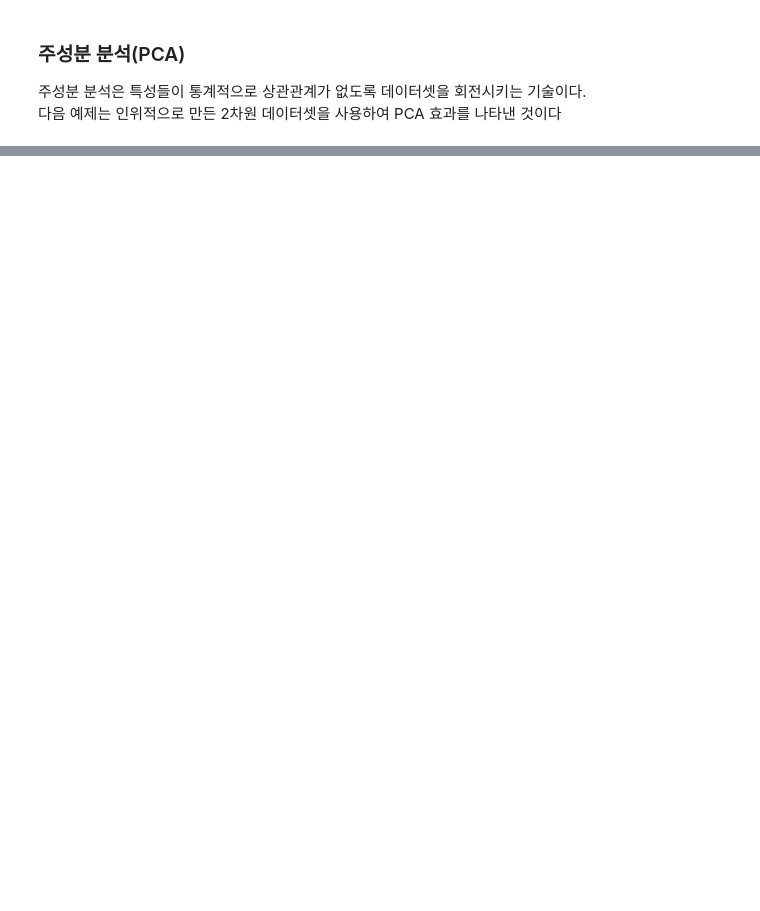
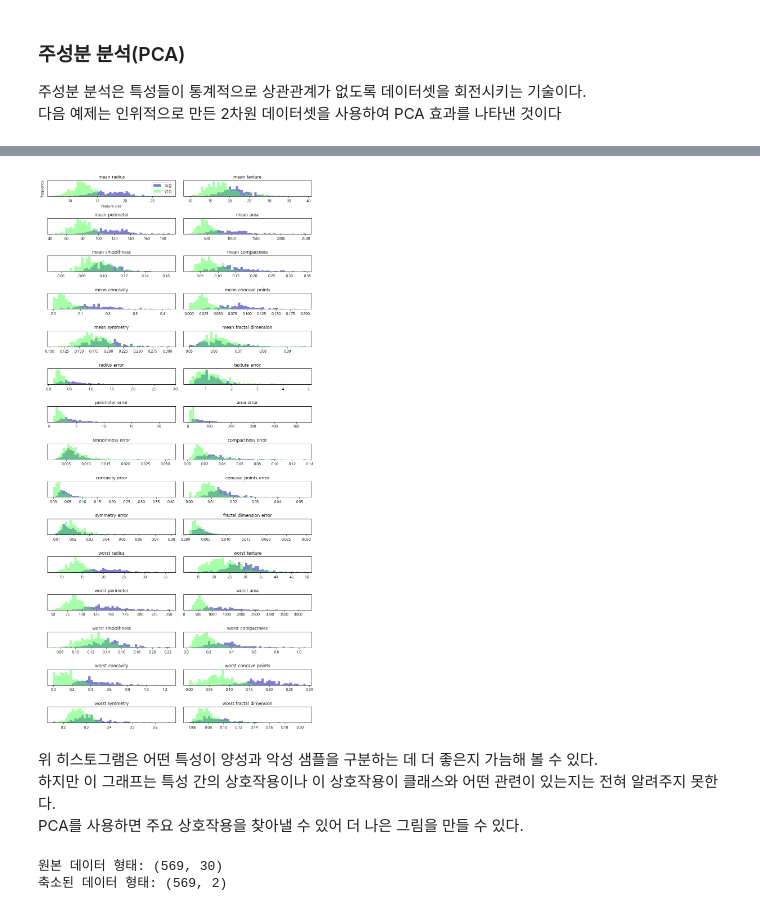
Before and after one commit to namJeongwan/pythonAI, a Jupyter notebook: Chapter03.ipynb, the cells around one changed output, grey strips where cells are left out. Cells and saved outputs as stored; diff of their text form; code cells hidden in the pictures; blank space fills up the shorter version.

```diff
--- a/Chapter03.ipynb
+++ b/Chapter03.ipynb
@@ -229,0 +246,24 @@ mglearn.plots.plot_pca_illustration()
+# %%
+fig, axes = plt.subplots(15, 2, figsize=(10, 20))
+malignant = cancer.data[cancer.target == 0]
+benign = cancer.data[cancer.target == 1]
+
+ax = axes.ravel()
+
+for i in range(30):
+    _, bins = np.histogram(cancer.data[:, i], bins=50)
+    ax[i].hist(malignant[:, i], bins=bins, color=mglearn.cm3(0), alpha=.5)
+    ax[i].hist(benign[:, i], bins=bins, color=mglearn.cm3(2), alpha=.5)
+    ax[i].set_title(cancer.feature_names[i])
+    ax[i].set_yticks(())
+
+ax[0].set_xlabel('feature size')
+ax[0].set_ylabel('frequency')
+ax[0].legend(['악성', '양성'], loc='best')
+fig.tight_layout()
+# %% [output]
+[figure, added]
+# %% [markdown]
+위 히스토그램은 어떤 특성이 양성과 악성 샘플을 구분하는 데 더 좋은지 가늠해 볼 수 있다.<br>
+하지만 이 그래프는 특성 간의 상호작용이나 이 상호작용이 클래스와 어떤 관련이 있는지는 전혀 알려주지 못한다.<br>
+PCA를 사용하면 주요 상호작용을 찾아낼 수 있어 더 나은 그림을 만들 수 있다.
@@ -229,0 +277,16 @@ mglearn.plots.plot_pca_illustration()
+# %%
+from sklearn.decomposition import PCA
+
+# 데이터의 처음 두 개의 주성분만 유지한다.
+pca = PCA(n_components=2)
+
+# 유방암 데이터로 PCA 모델을 만든다.
+pca.fit(X_scaled)
+
+# 처음 두 개의 주성분을 사용해 데이터를 변환한다.
+X_pca = pca.transform(X_scaled)
+print(f"원본 데이터 형태: {str(X_scaled.shape)}")
+print(f"축소된 데이터 형태: {str(X_pca.shape)}")
+# %% [output]
+원본 데이터 형태: (569, 30)
+축소된 데이터 형태: (569, 2)
```
Also changed, not shown: parts of 26 cells of this notebook, 3 other files.
